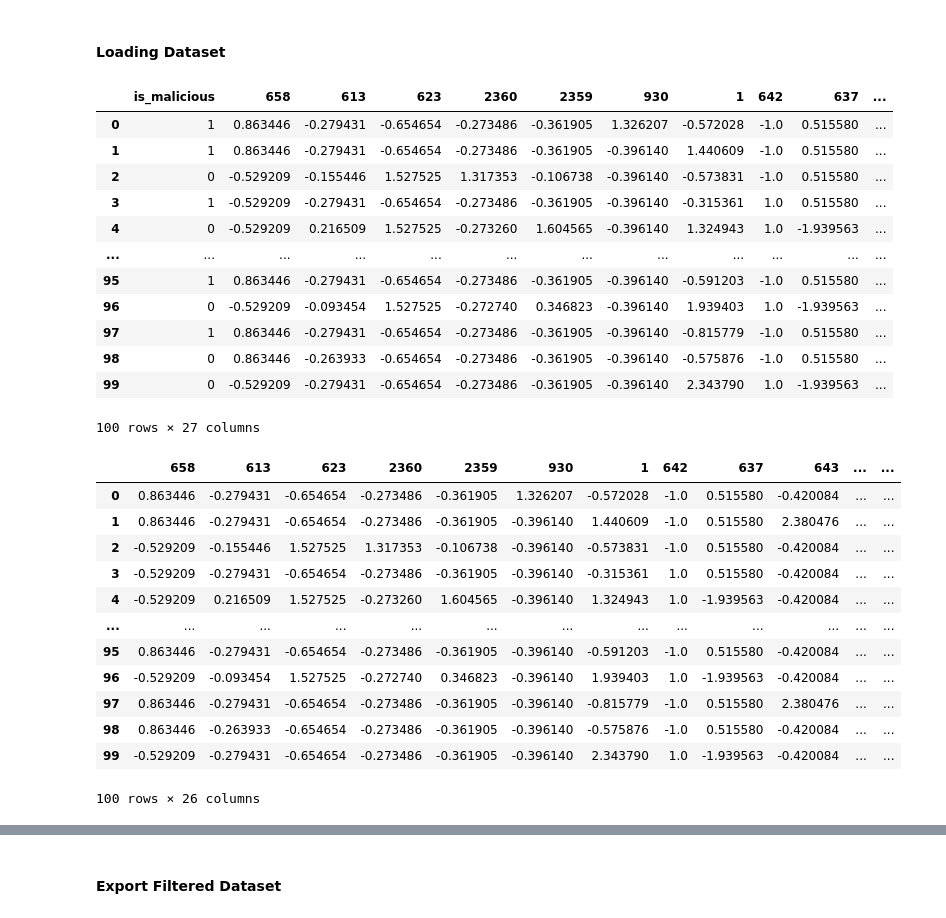
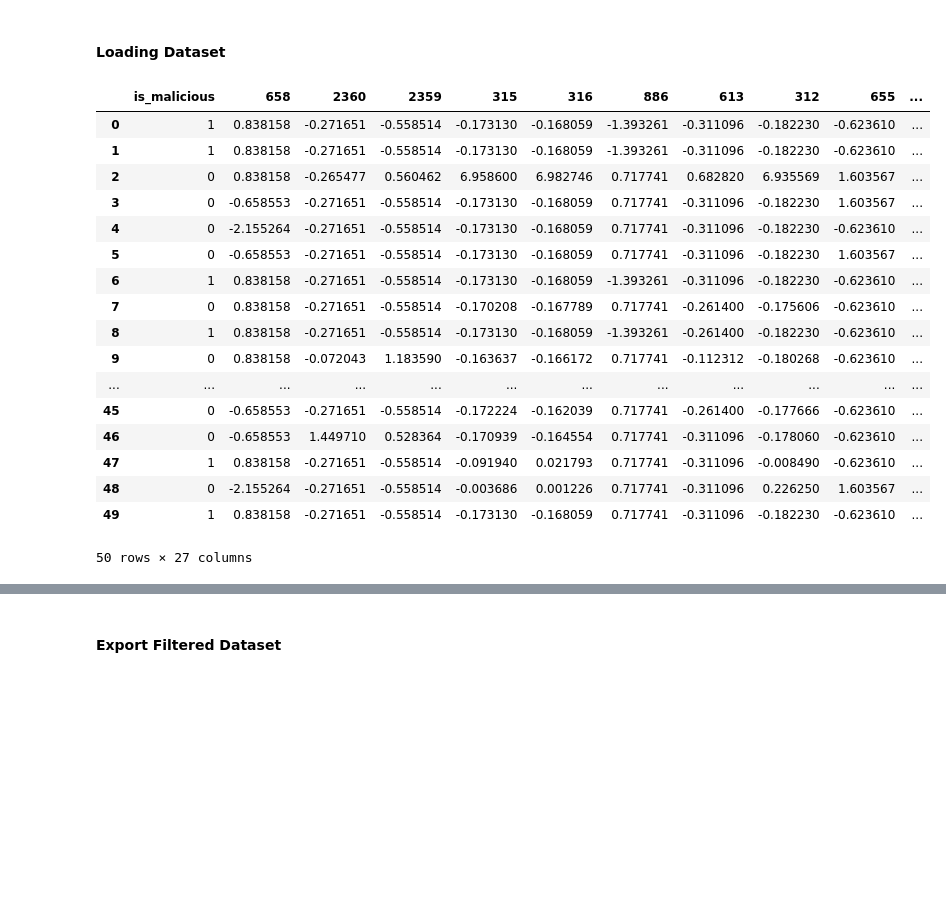
Before and after one commit to pr4gm4/Sp-AI-Ware, a Jupyter notebook: Source/Utility/strip_y.ipynb, the cells around one changed output, grey strips where cells are left out. Saved outputs shown, nothing was run; the diff lists cells and outputs as text; code cells hidden in the pictures; blank space fills up the shorter version.

```diff
--- a/Source/Utility/strip_y.ipynb
+++ b/Source/Utility/strip_y.ipynb
@@ -6,37 +6,26 @@ import numpy as np
 # %% [markdown]
 #### Loading Dataset
 # %%
-size = 100
+size = 50
 dataset = pd.read_csv("../../Datasets/"+str(size)+"dataset.csv")
 
 dataset
 # %% [output]
-|  | is_malicious | 658 | 613 | 623 | 2360 | 2359 | 930 | 1 | 642 | 637 | ... |
-| 0 | 1 | 0.863446 | -0.279431 | -0.654654 | -0.273486 | -0.361905 | 1.326207 | -0.572028 | -1.0 | 0.515580 | ... |
-| 1 | 1 | 0.863446 | -0.279431 | -0.654654 | -0.273486 | -0.361905 | -0.396140 | 1.440609 | -1.0 | 0.515580 | ... |
-| 2 | 0 | -0.529209 | -0.155446 | 1.527525 | 1.317353 | -0.106738 | -0.396140 | -0.573831 | -1.0 | 0.515580 | ... |
-| 3 | 1 | -0.529209 | -0.279431 | -0.654654 | -0.273486 | -0.361905 | -0.396140 | -0.315361 | 1.0 | 0.515580 | ... |
-| 4 | 0 | -0.529209 | 0.216509 | 1.527525 | -0.273260 | 1.604565 | -0.396140 | 1.324943 | 1.0 | -1.939563 | ... |
+|  | is_malicious | 658 | 2360 | 2359 | 315 | 316 | 886 | 613 | 312 | 655 | ... |
+| 0 | 1 | 0.838158 | -0.271651 | -0.558514 | -0.173130 | -0.168059 | -1.393261 | -0.311096 | -0.182230 | -0.623610 | ... |
+| 1 | 1 | 0.838158 | -0.271651 | -0.558514 | -0.173130 | -0.168059 | -1.393261 | -0.311096 | -0.182230 | -0.623610 | ... |
+| 2 | 0 | 0.838158 | -0.265477 | 0.560462 | 6.958600 | 6.982746 | 0.717741 | 0.682820 | 6.935569 | 1.603567 | ... |
+| 3 | 0 | -0.658553 | -0.271651 | -0.558514 | -0.173130 | -0.168059 | 0.717741 | -0.311096 | -0.182230 | 1.603567 | ... |
+| 4 | 0 | -2.155264 | -0.271651 | -0.558514 | -0.173130 | -0.168059 | 0.717741 | -0.311096 | -0.182230 | -0.623610 | ... |
+| 5 | 0 | -0.658553 | -0.271651 | -0.558514 | -0.173130 | -0.168059 | 0.717741 | -0.311096 | -0.182230 | 1.603567 | ... |
+| 6 | 1 | 0.838158 | -0.271651 | -0.558514 | -0.173130 | -0.168059 | -1.393261 | -0.311096 | -0.182230 | -0.623610 | ... |
+| 7 | 0 | 0.838158 | -0.271651 | -0.558514 | -0.170208 | -0.167789 | 0.717741 | -0.261400 | -0.175606 | -0.623610 | ... |
+| 8 | 1 | 0.838158 | -0.271651 | -0.558514 | -0.173130 | -0.168059 | -1.393261 | -0.261400 | -0.182230 | -0.623610 | ... |
+| 9 | 0 | 0.838158 | -0.072043 | 1.183590 | -0.163637 | -0.166172 | 0.717741 | -0.112312 | -0.180268 | -0.623610 | ... |
 | ... | ... | ... | ... | ... | ... | ... | ... | ... | ... | ... | ... |
-| 95 | 1 | 0.863446 | -0.279431 | -0.654654 | -0.273486 | -0.361905 | -0.396140 | -0.591203 | -1.0 | 0.515580 | ... |
-| 96 | 0 | -0.529209 | -0.093454 | 1.527525 | -0.272740 | 0.346823 | -0.396140 | 1.939403 | 1.0 | -1.939563 | ... |
-| 97 | 1 | 0.863446 | -0.279431 | -0.654654 | -0.273486 | -0.361905 | -0.396140 | -0.815779 | -1.0 | 0.515580 | ... |
-| 98 | 0 | 0.863446 | -0.263933 | -0.654654 | -0.273486 | -0.361905 | -0.396140 | -0.575876 | -1.0 | 0.515580 | ... |
-| 99 | 0 | -0.529209 | -0.279431 | -0.654654 | -0.273486 | -0.361905 | -0.396140 | 2.343790 | 1.0 | -1.939563 | ... |
+| 45 | 0 | -0.658553 | -0.271651 | -0.558514 | -0.172224 | -0.162039 | 0.717741 | -0.261400 | -0.177666 | -0.623610 | ... |
+| 46 | 0 | -0.658553 | 1.449710 | 0.528364 | -0.170939 | -0.164554 | 0.717741 | -0.311096 | -0.178060 | -0.623610 | ... |
+| 47 | 1 | 0.838158 | -0.271651 | -0.558514 | -0.091940 | 0.021793 | 0.717741 | -0.311096 | -0.008490 | -0.623610 | ... |
+| 48 | 0 | -2.155264 | -0.271651 | -0.558514 | -0.003686 | 0.001226 | 0.717741 | -0.311096 | 0.226250 | 1.603567 | ... |
+| 49 | 1 | 0.838158 | -0.271651 | -0.558514 | -0.173130 | -0.168059 | 0.717741 | -0.311096 | -0.182230 | -0.623610 | ... |
-100 rows × 27 columns
+50 rows × 27 columns
-# %%
-dataset
-# %% [output]
-|  | 658 | 613 | 623 | 2360 | 2359 | 930 | 1 | 642 | 637 | 643 | ... | ... |
-| 0 | 0.863446 | -0.279431 | -0.654654 | -0.273486 | -0.361905 | 1.326207 | -0.572028 | -1.0 | 0.515580 | -0.420084 | ... | ... |
-| 1 | 0.863446 | -0.279431 | -0.654654 | -0.273486 | -0.361905 | -0.396140 | 1.440609 | -1.0 | 0.515580 | 2.380476 | ... | ... |
-| 2 | -0.529209 | -0.155446 | 1.527525 | 1.317353 | -0.106738 | -0.396140 | -0.573831 | -1.0 | 0.515580 | -0.420084 | ... | ... |
-| 3 | -0.529209 | -0.279431 | -0.654654 | -0.273486 | -0.361905 | -0.396140 | -0.315361 | 1.0 | 0.515580 | -0.420084 | ... | ... |
-| 4 | -0.529209 | 0.216509 | 1.527525 | -0.273260 | 1.604565 | -0.396140 | 1.324943 | 1.0 | -1.939563 | -0.420084 | ... | ... |
-| ... | ... | ... | ... | ... | ... | ... | ... | ... | ... | ... | ... | ... |
-| 95 | 0.863446 | -0.279431 | -0.654654 | -0.273486 | -0.361905 | -0.396140 | -0.591203 | -1.0 | 0.515580 | -0.420084 | ... | ... |
-| 96 | -0.529209 | -0.093454 | 1.527525 | -0.272740 | 0.346823 | -0.396140 | 1.939403 | 1.0 | -1.939563 | -0.420084 | ... | ... |
-| 97 | 0.863446 | -0.279431 | -0.654654 | -0.273486 | -0.361905 | -0.396140 | -0.815779 | -1.0 | 0.515580 | 2.380476 | ... | ... |
-| 98 | 0.863446 | -0.263933 | -0.654654 | -0.273486 | -0.361905 | -0.396140 | -0.575876 | -1.0 | 0.515580 | -0.420084 | ... | ... |
-| 99 | -0.529209 | -0.279431 | -0.654654 | -0.273486 | -0.361905 | -0.396140 | 2.343790 | 1.0 | -1.939563 | -0.420084 | ... | ... |
-100 rows × 26 columns
```
Also changed, not shown: parts of 1 cell of this notebook, 4 other files.
